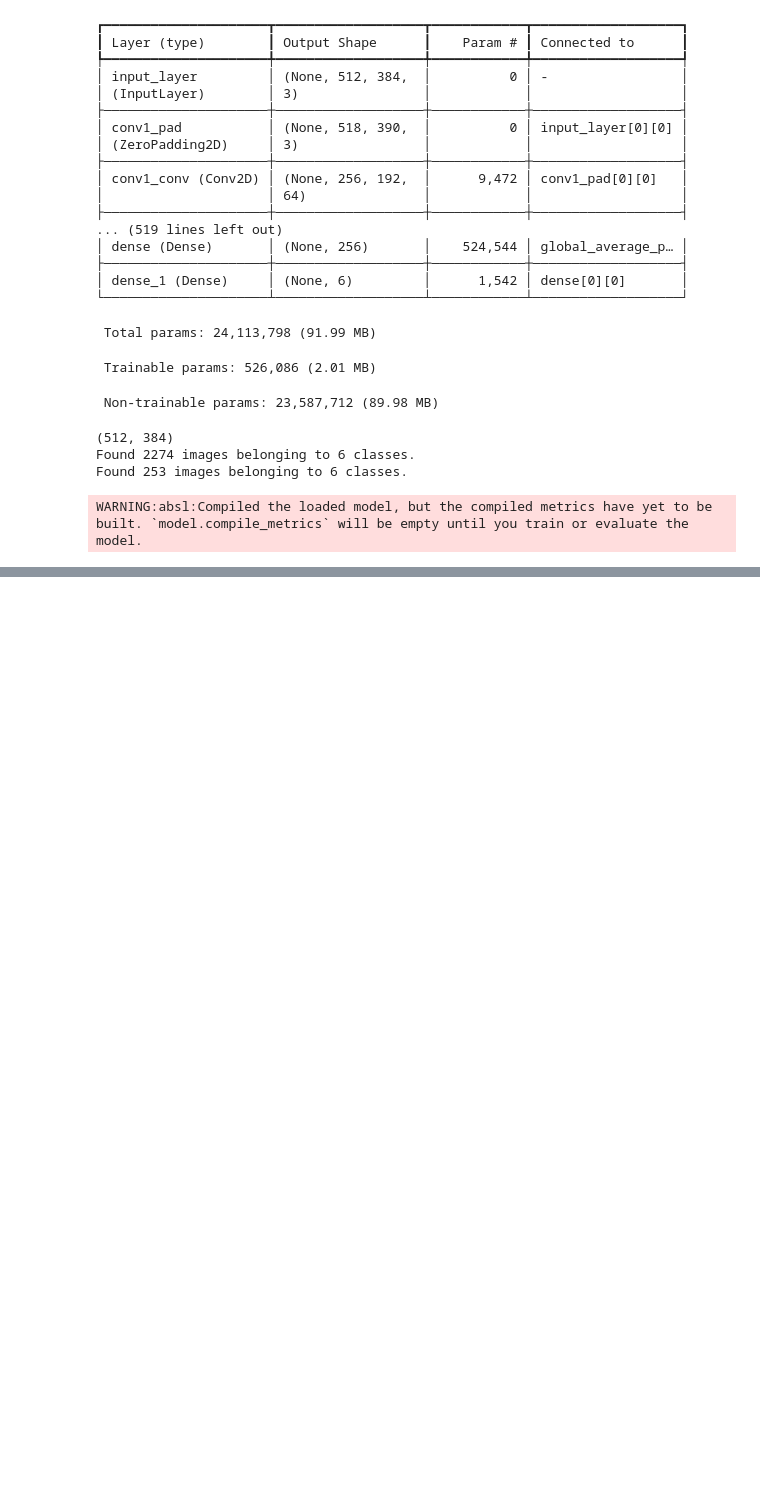
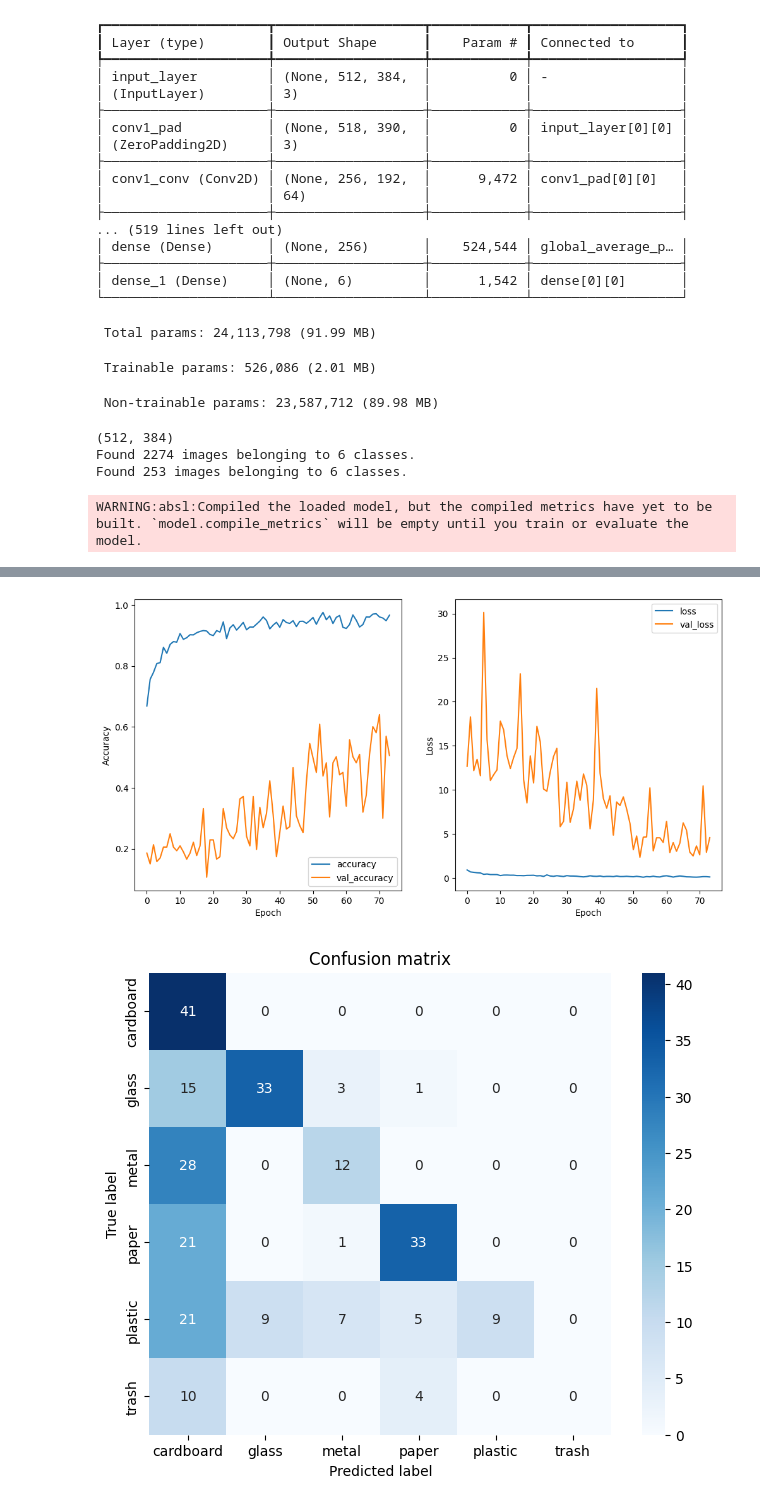
Before and after one commit to inessmatos/CAA_P1, a Jupyter notebook: transfer.ipynb, the cells around one changed output, grey strips where cells are left out. Drawn from its saved outputs; the diff is of its cells as text; code cells hidden in the pictures; blank space fills up the shorter version.

```diff
--- a/transfer.ipynb
+++ b/transfer.ipynb
@@ -262,0 +430,24 @@ efficientnetb0_pretrained1.evaluate()
+# %%
+from tensorflow.keras.applications import MobileNetV2
+
+def mobilenetv2_pretrained(IMG_SIZE, fine_tune_amt=0):
+    mobilenetv2 = MobileNetV2(weights='imagenet', include_top=False, input_shape=(IMG_SIZE[0], IMG_SIZE[1], 3))
+    for layer in mobilenetv2.layers:
+        layer.trainable = False
+
+    x = mobilenetv2.output
+    x = GlobalAveragePooling2D()(x)
+    x = Dense(256, activation='relu')(x)
+    predictions = Dense(6, activation='softmax')(x)
+
+    model = Model(inputs=mobilenetv2.input, outputs=predictions)
+
+    if fine_tune_amt > 0:
+        for layer in mobilenetv2.layers[-fine_tune_amt:]:
+            layer.trainable = True
+
+    return model
+# %%
+mobilenetv2_pretrained1 = MModel('mobilenetv2_pretrained1')
+mobilenetv2_pretrained1.set_model(mobilenetv2_pretrained(IMG_SIZE,fine_tune_amt=2000))
+mobilenetv2_pretrained1.summary()
@@ -262,0 +478,3 @@ efficientnetb0_pretrained1.evaluate()
+# %%
+mobilenetv2_pretrained1.compile(optimizer='adam', loss='categorical_crossentropy', metrics=['accuracy'])
+history = mobilenetv2_pretrained1.fit(epochs=300, verbose=1, callbacks=[early_stopping])
@@ -262,0 +533,3 @@ efficientnetb0_pretrained1.evaluate()
+# %%
+mobilenetv2_pretrained1.evaluate()
+# %% [output]
@@ -262,0 +537,2 @@ efficientnetb0_pretrained1.evaluate()
+[figure, added]
+[figure, added]
```
Also changed, not shown: parts of 17 cells of this notebook, 22 other files.
